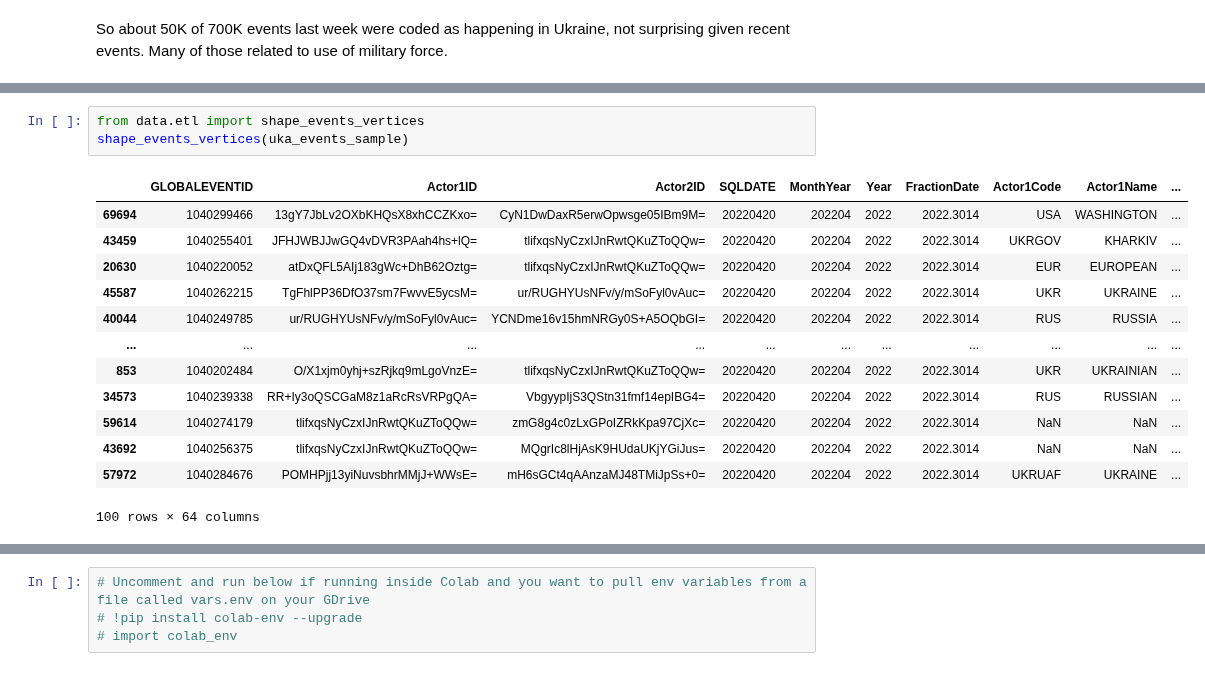
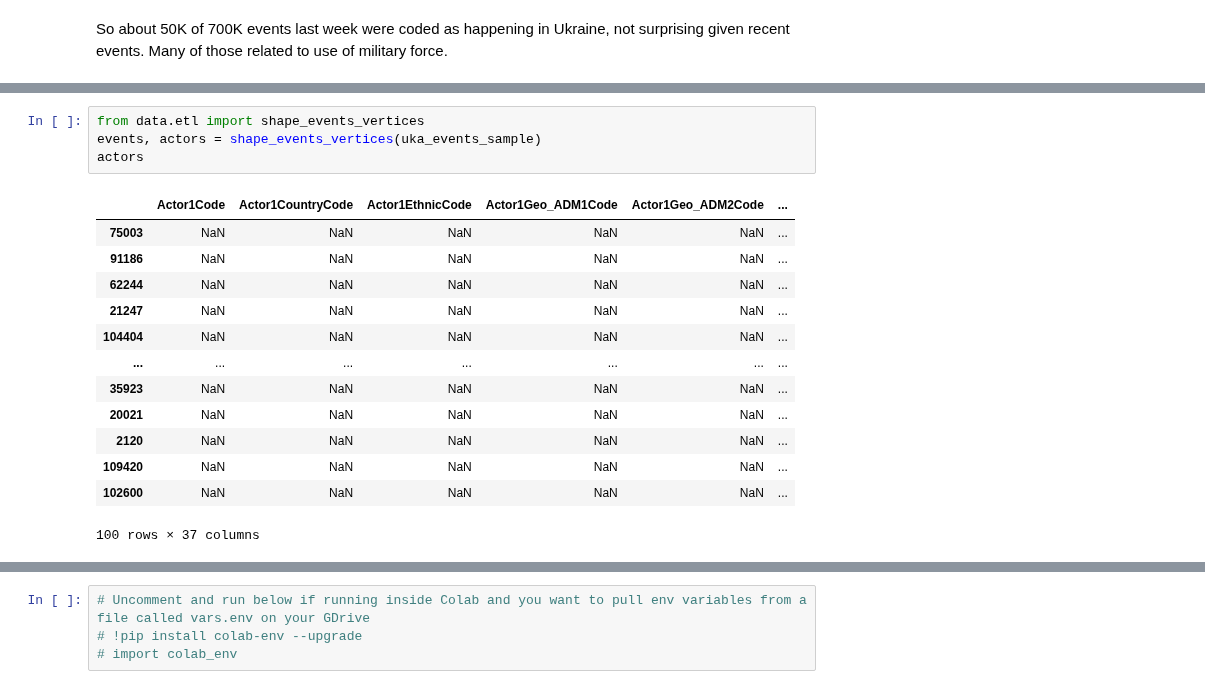
Before and after one commit to allisterb/osiris, a Jupyter notebook: notebooks/Overview.ipynb, the cells around one changed output, grey strips where cells are left out. Drawn from its saved outputs; the diff is of its cells as text.

```diff
--- a/notebooks/Overview.ipynb
+++ b/notebooks/Overview.ipynb
@@ -183,18 +183,19 @@ uka_map
 [interactive output not drawn]
 # %%
 from data.etl import shape_events_vertices
-shape_events_vertices(uka_events_sample)
+events, actors = shape_events_vertices(uka_events_sample)
+actors
 # %% [output]
-|  | GLOBALEVENTID | Actor1ID | Actor2ID | SQLDATE | MonthYear | Year | FractionDate | Actor1Code | Actor1Name | ... |
-| 69694 | 1040299466 | 13gY7JbLv2OXbKHQsX8xhCCZKxo= | CyN1DwDaxR5erwOpwsge05IBm9M= | 20220420 | 202204 | 2022 | 2022.3014 | USA | WASHINGTON | ... |
-| 43459 | 1040255401 | JFHJWBJJwGQ4vDVR3PAah4hs+lQ= | tlifxqsNyCzxIJnRwtQKuZToQQw= | 20220420 | 202204 | 2022 | 2022.3014 | UKRGOV | KHARKIV | ... |
-| 20630 | 1040220052 | atDxQFL5AIj183gWc+DhB62Oztg= | tlifxqsNyCzxIJnRwtQKuZToQQw= | 20220420 | 202204 | 2022 | 2022.3014 | EUR | EUROPEAN | ... |
-| 45587 | 1040262215 | TgFhlPP36DfO37sm7FwvvE5ycsM= | ur/RUGHYUsNFv/y/mSoFyl0vAuc= | 20220420 | 202204 | 2022 | 2022.3014 | UKR | UKRAINE | ... |
-| 40044 | 1040249785 | ur/RUGHYUsNFv/y/mSoFyl0vAuc= | YCNDme16v15hmNRGy0S+A5OQbGI= | 20220420 | 202204 | 2022 | 2022.3014 | RUS | RUSSIA | ... |
-| ... | ... | ... | ... | ... | ... | ... | ... | ... | ... | ... |
-| 853 | 1040202484 | O/X1xjm0yhj+szRjkq9mLgoVnzE= | tlifxqsNyCzxIJnRwtQKuZToQQw= | 20220420 | 202204 | 2022 | 2022.3014 | UKR | UKRAINIAN | ... |
-| 34573 | 1040239338 | RR+Iy3oQSCGaM8z1aRcRsVRPgQA= | VbgyypIjS3QStn31fmf14epIBG4= | 20220420 | 202204 | 2022 | 2022.3014 | RUS | RUSSIAN | ... |
-| 59614 | 1040274179 | tlifxqsNyCzxIJnRwtQKuZToQQw= | zmG8g4c0zLxGPoIZRkKpa97CjXc= | 20220420 | 202204 | 2022 | 2022.3014 | NaN | NaN | ... |
-| 43692 | 1040256375 | tlifxqsNyCzxIJnRwtQKuZToQQw= | MQgrIc8lHjAsK9HUdaUKjYGiJus= | 20220420 | 202204 | 2022 | 2022.3014 | NaN | NaN | ... |
-| 57972 | 1040284676 | POMHPjj13yiNuvsbhrMMjJ+WWsE= | mH6sGCt4qAAnzaMJ48TMiJpSs+0= | 20220420 | 202204 | 2022 | 2022.3014 | UKRUAF | UKRAINE | ... |
+|  | Actor1Code | Actor1CountryCode | Actor1EthnicCode | Actor1Geo_ADM1Code | Actor1Geo_ADM2Code | ... |
+| 75003 | NaN | NaN | NaN | NaN | NaN | ... |
+| 91186 | NaN | NaN | NaN | NaN | NaN | ... |
+| 62244 | NaN | NaN | NaN | NaN | NaN | ... |
+| 21247 | NaN | NaN | NaN | NaN | NaN | ... |
+| 104404 | NaN | NaN | NaN | NaN | NaN | ... |
+| ... | ... | ... | ... | ... | ... | ... |
+| 35923 | NaN | NaN | NaN | NaN | NaN | ... |
+| 20021 | NaN | NaN | NaN | NaN | NaN | ... |
+| 2120 | NaN | NaN | NaN | NaN | NaN | ... |
+| 109420 | NaN | NaN | NaN | NaN | NaN | ... |
+| 102600 | NaN | NaN | NaN | NaN | NaN | ... |
-100 rows × 64 columns
+100 rows × 37 columns
```
Also changed, not shown: parts of 6 cells of this notebook, 1 other file.
